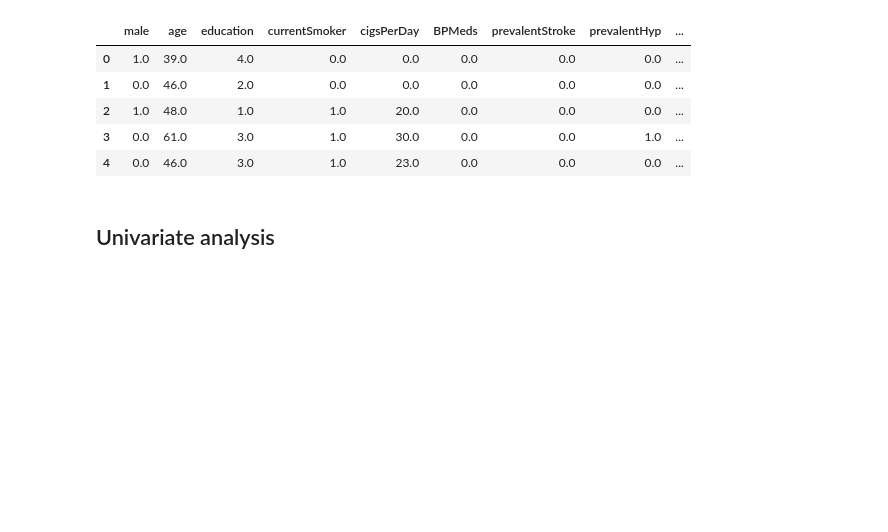
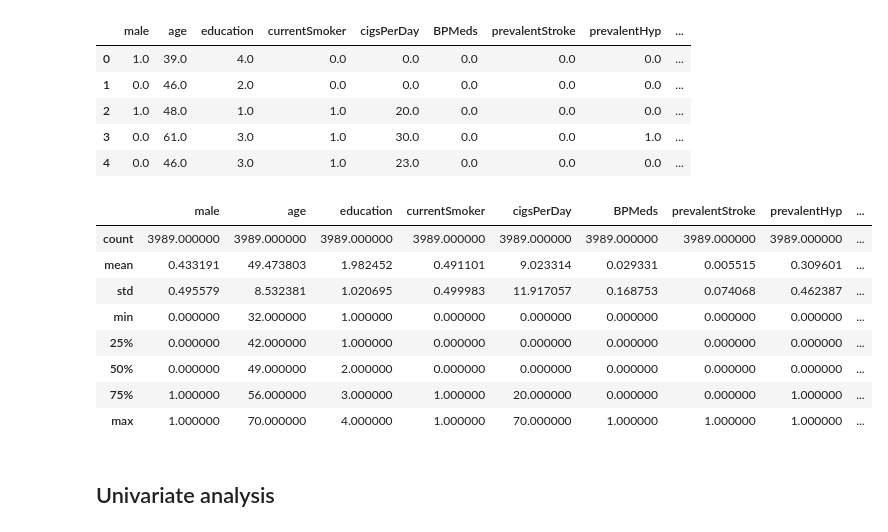
Before and after one commit to Fermazate/Heart-Disease-Prediction, a Jupyter notebook: notebooks/02_post_data_exploration.ipynb, the cells around one changed output. Drawn from its saved outputs; the diff is of its cells as text; code cells hidden in the pictures; blank space fills up the shorter version.

```diff
--- a/notebooks/02_post_data_exploration.ipynb
+++ b/notebooks/02_post_data_exploration.ipynb
@@ -22,6 +22,19 @@ df.head()
 | 2 | 1.0 | 48.0 | 1.0 | 1.0 | 20.0 | 0.0 | 0.0 | 0.0 | ... |
 | 3 | 0.0 | 61.0 | 3.0 | 1.0 | 30.0 | 0.0 | 0.0 | 1.0 | ... |
 | 4 | 0.0 | 46.0 | 3.0 | 1.0 | 23.0 | 0.0 | 0.0 | 0.0 | ... |
+# %%
+df.drop('Unnamed: 0', axis=1, inplace=True)
+df.describe()
+# %% [output]
+|  | male | age | education | currentSmoker | cigsPerDay | BPMeds | prevalentStroke | prevalentHyp | ... |
+| count | 3989.000000 | 3989.000000 | 3989.000000 | 3989.000000 | 3989.000000 | 3989.000000 | 3989.000000 | 3989.000000 | ... |
+| mean | 0.433191 | 49.473803 | 1.982452 | 0.491101 | 9.023314 | 0.029331 | 0.005515 | 0.309601 | ... |
+| std | 0.495579 | 8.532381 | 1.020695 | 0.499983 | 11.917057 | 0.168753 | 0.074068 | 0.462387 | ... |
+| min | 0.000000 | 32.000000 | 1.000000 | 0.000000 | 0.000000 | 0.000000 | 0.000000 | 0.000000 | ... |
+| 25% | 0.000000 | 42.000000 | 1.000000 | 0.000000 | 0.000000 | 0.000000 | 0.000000 | 0.000000 | ... |
+| 50% | 0.000000 | 49.000000 | 2.000000 | 0.000000 | 0.000000 | 0.000000 | 0.000000 | 0.000000 | ... |
+| 75% | 1.000000 | 56.000000 | 3.000000 | 1.000000 | 20.000000 | 0.000000 | 0.000000 | 1.000000 | ... |
+| max | 1.000000 | 70.000000 | 4.000000 | 1.000000 | 70.000000 | 1.000000 | 1.000000 | 1.000000 | ... |
 # %% [markdown]
 ## Univariate analysis
 # %% [markdown]
```
Also changed, not shown: parts of 10 cells of this notebook, 4 other files.
